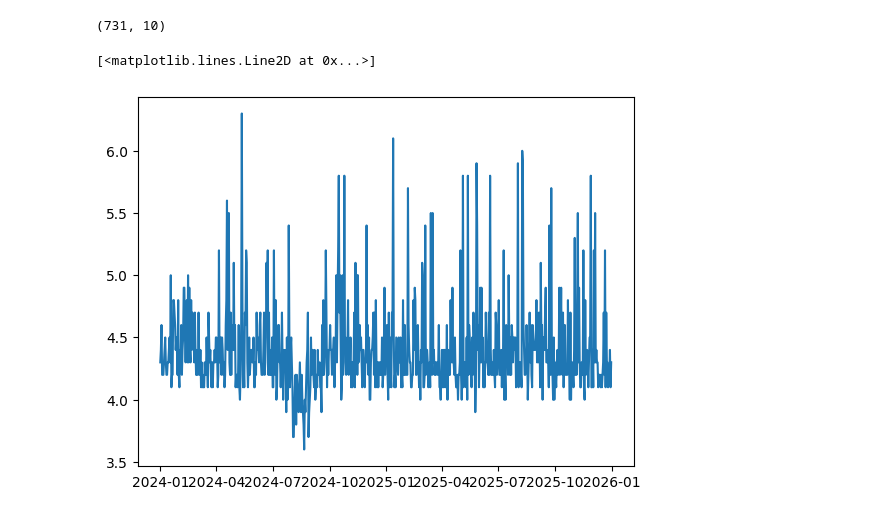
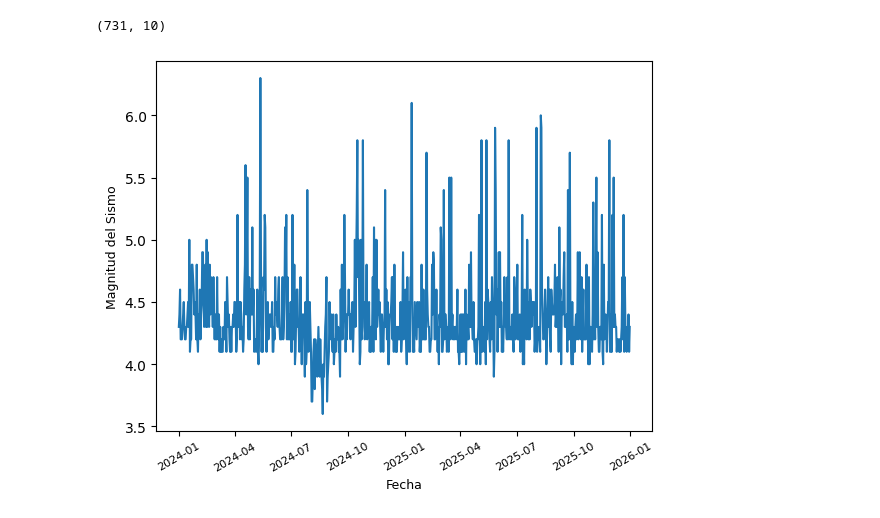
Before and after one commit to vanessalugo04/Analisis-de-Series-de-Tiempo, a Jupyter notebook: sismos.ipynb, the cells around one changed output. Cells and saved outputs as stored; diff of their text form; code cells hidden in the pictures.

```diff
--- a/sismos.ipynb
+++ b/sismos.ipynb
@@ -34,8 +34,8 @@ memory usage: 5.5 MB
 # %%
-sismospd['Fecha'] = pd.to_datetime(sismospd['Fecha'], errors='coerce')
-sismospd = sismospd.dropna(subset=['Fecha'])
-idx_maximos = sismospd.groupby('Fecha')['Magnitud'].idxmax()
-sismos_max_diarios = sismospd.loc[idx_maximos]
+sismosdf['Fecha'] = pd.to_datetime(sismosdf['Fecha'], errors='coerce')
+sismosdf = sismosdf.dropna(subset=['Fecha'])
+idx_maximos = sismosdf.groupby('Fecha')['Magnitud'].idxmax()
+sismos_max_diarios = sismosdf.loc[idx_maximos]
 sismos_max_diarios.head()
 # %% [output]
 |  | Fecha | Hora | Magnitud | Latitud | Longitud | Profundidad | Referencia de localizacion | Fecha UTC | Hora UTC | ... |
@@ -50,6 +50,9 @@ sismos_max_diarios.shape
 (731, 10)
 # %%
 plt.plot(sismos_max_diarios['Fecha'], sismos_max_diarios['Magnitud'])
+plt.xlabel('Fecha', fontsize=9)
+plt.ylabel('Magnitud del Sismo', fontsize=9)
+plt.xticks(rotation=30, fontsize=8)
+plt.show()
 # %% [output]
-[<matplotlib.lines.Line2D at 0x...>]
-[figure, old version]
+[figure, new version]
```
Also changed, not shown: parts of 7 cells of this notebook.
